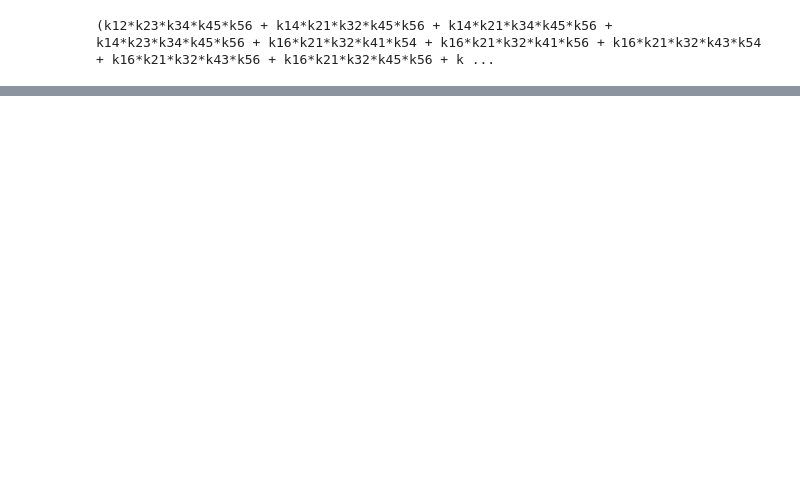
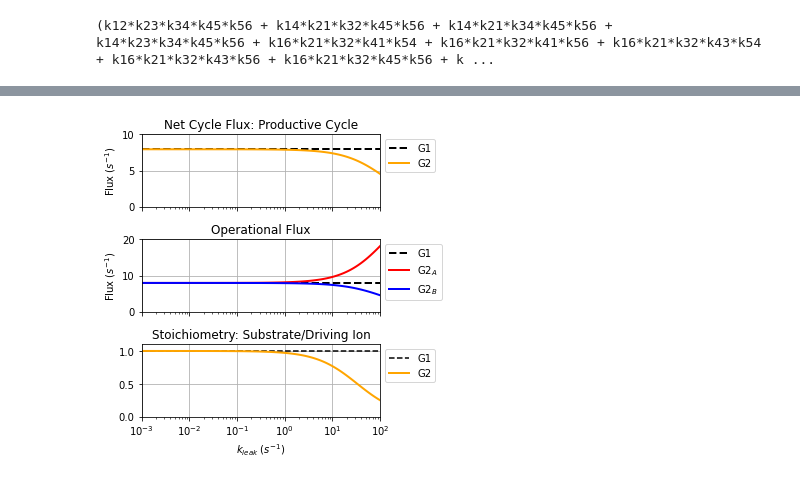
Before and after one commit to Becksteinlab/kda-examples, a Jupyter notebook: kda_analysis/test_models/6_state_leakage.ipynb, the cells around one changed output, grey strips where cells are left out. Drawn from its saved outputs; the diff is of its cells as text; code cells hidden in the pictures; blank space fills up the shorter version.

```diff
--- a/kda_analysis/test_models/6_state_leakage.ipynb
+++ b/kda_analysis/test_models/6_state_leakage.ipynb
@@ -205,0 +322,3 @@ G2_net_cycle_flux_funcs = expressions.construct_lambda_funcs(G2_sympy_funcs, rat
+# %%
+G1_flux = G1_net_cycle_flux_func(A_on, A_off, B_on, B_off, k_conf, A_in, A_out, c_B)
+G1_flux_arr = np.ones((steps,)) * G1_flux
@@ -206,29 +333,21 @@ G2_net_cycle_flux_funcs = expressions.construct_lambda_funcs(G2_sympy_funcs, rat
+# %%
+G2_cycle_A_idx = 2
+G2_cycle_B_idx = 0
+G2_cycle_prod_idx = 1
 # %%
-A_on = 1e10
-A_off = 1e3
-B_on = 1e9
-B_off = 1e2
-k_conf = 100
-A_in = 10**(-6.5)
-A_out = 10**(-7.5)
-c_B = 10**(-7)
-
-power_max = 2
-step = 1e-1
-
-powers = np.arange(-3, power_max, step=step, dtype=float)
-leak_array = 10 ** powers
-
-G1_flux = []
 G2_flux = []
-for k_leak in leak_array:
-    G1_flux.append(G1_net_cycle_flux_func(A_on, A_off, B_on, B_off, k_conf, A_in, A_out, c_B))
+for k_leak in leak_arr:
     G2_fluxes = []
     for func in G2_net_cycle_flux_funcs:
         G2_fluxes.append(func(A_on, A_off, B_on, B_off, k_conf, k_leak, A_in, A_out, c_B))
     G2_flux.append(G2_fluxes)
 G2_flux = np.array(G2_flux)
-
-A_flux = G2_flux[:, 1] + G2_flux[:, 2]
-B_flux = G2_flux[:, 1] + G2_flux[:, 0]
+# %%
+# assign arrays more useful variable names
+G2_productive_cycle_flux_arr = G2_flux[:, G2_cycle_prod_idx]
+G2_cycle_A_flux_arr = G2_flux[:, G2_cycle_A_idx]
+G2_cycle_B_flux_arr = G2_flux[:, G2_cycle_B_idx]
+# calculate the operational fluxes for cycles A and B for G2
+A_flux_arr = G2_productive_cycle_flux_arr + G2_cycle_A_flux_arr
+B_flux_arr = G2_productive_cycle_flux_arr + G2_cycle_B_flux_arr
 # %%
@@ -264,0 +445,4 @@ findfont: Font family ['Helvetica'] not found. Falling back to DejaVu Sans.
+# %%
+stacked_fig = plot_stacked_flux_fig(leak_arr, G1_flux_arr, G2_productive_cycle_flux_arr, A_flux_arr, B_flux_arr)
+# %% [output]
+[figure, added]
```
Also changed, not shown: parts of 45 cells of this notebook.
